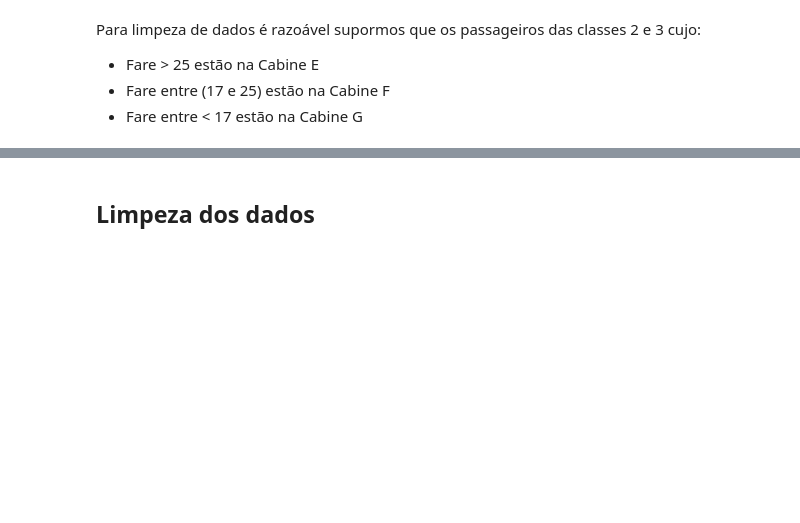
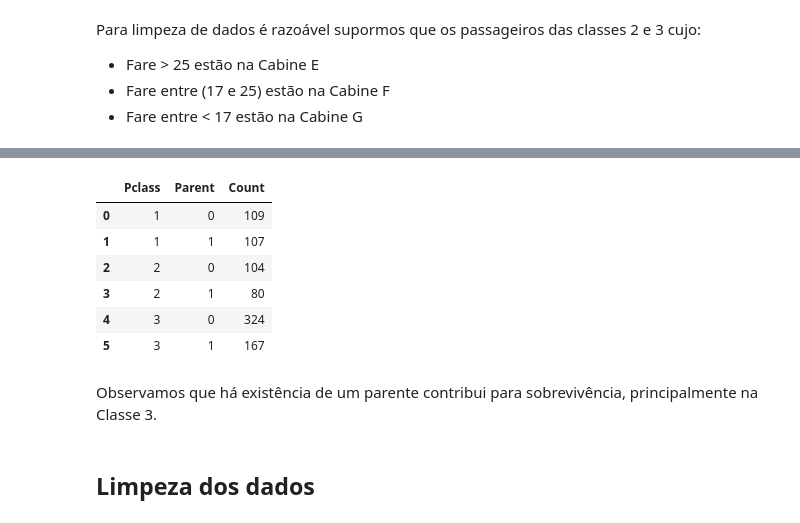
Before and after one commit to fmllopes/Ciencia-de-dados, a Jupyter notebook: Titanic.ipynb, the cells around one changed output, grey strips where cells are left out. Drawn from its saved outputs; the diff is of its cells as text; code cells hidden in the pictures; blank space fills up the shorter version.

```diff
--- a/Titanic.ipynb
+++ b/Titanic.ipynb
@@ -246,3 +275,17 @@ Para limpeza de dados é razoável supormos que os passageiros das classes 2 e 3
+# %%
+grupo5 = df.groupby(['Pclass','Parent']).agg(Count=('Survived', 'count'))
+grupo5 = grupo5.reset_index()
+grupo5
+# %% [output]
+|  | Pclass | Parent | Count |
+| 0 | 1 | 0 | 109 |
+| 1 | 1 | 1 | 107 |
+| 2 | 2 | 0 | 104 |
+| 3 | 2 | 1 | 80 |
+| 4 | 3 | 0 | 324 |
+| 5 | 3 | 1 | 167 |
+# %% [markdown]
+Observamos que há existência de um parente contribui para sobrevivência, principalmente na Classe 3.
 # %% [markdown]
 ## Limpeza dos dados
 # %% [markdown]
```
Also changed, not shown: parts of 21 cells of this notebook.
